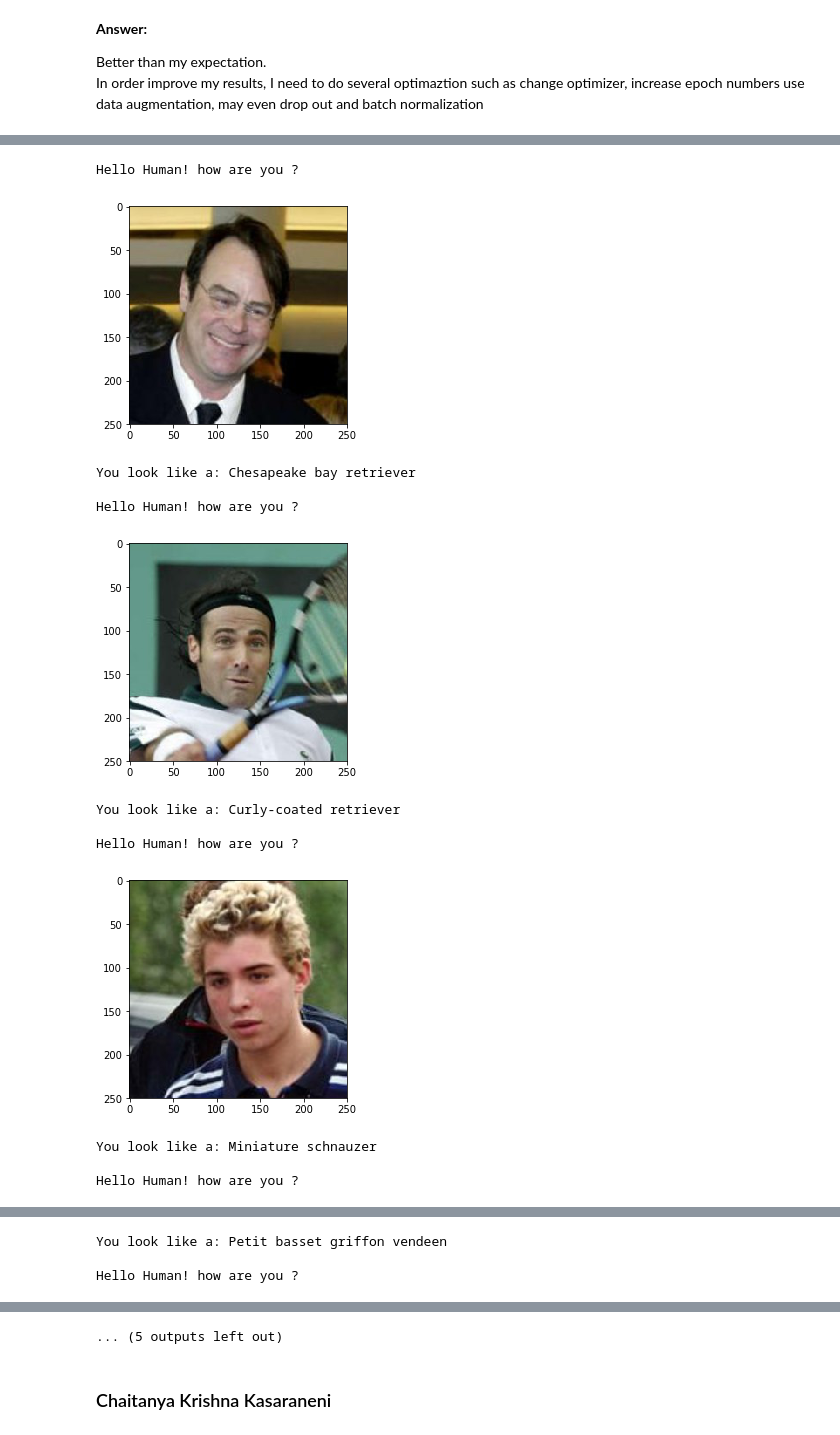
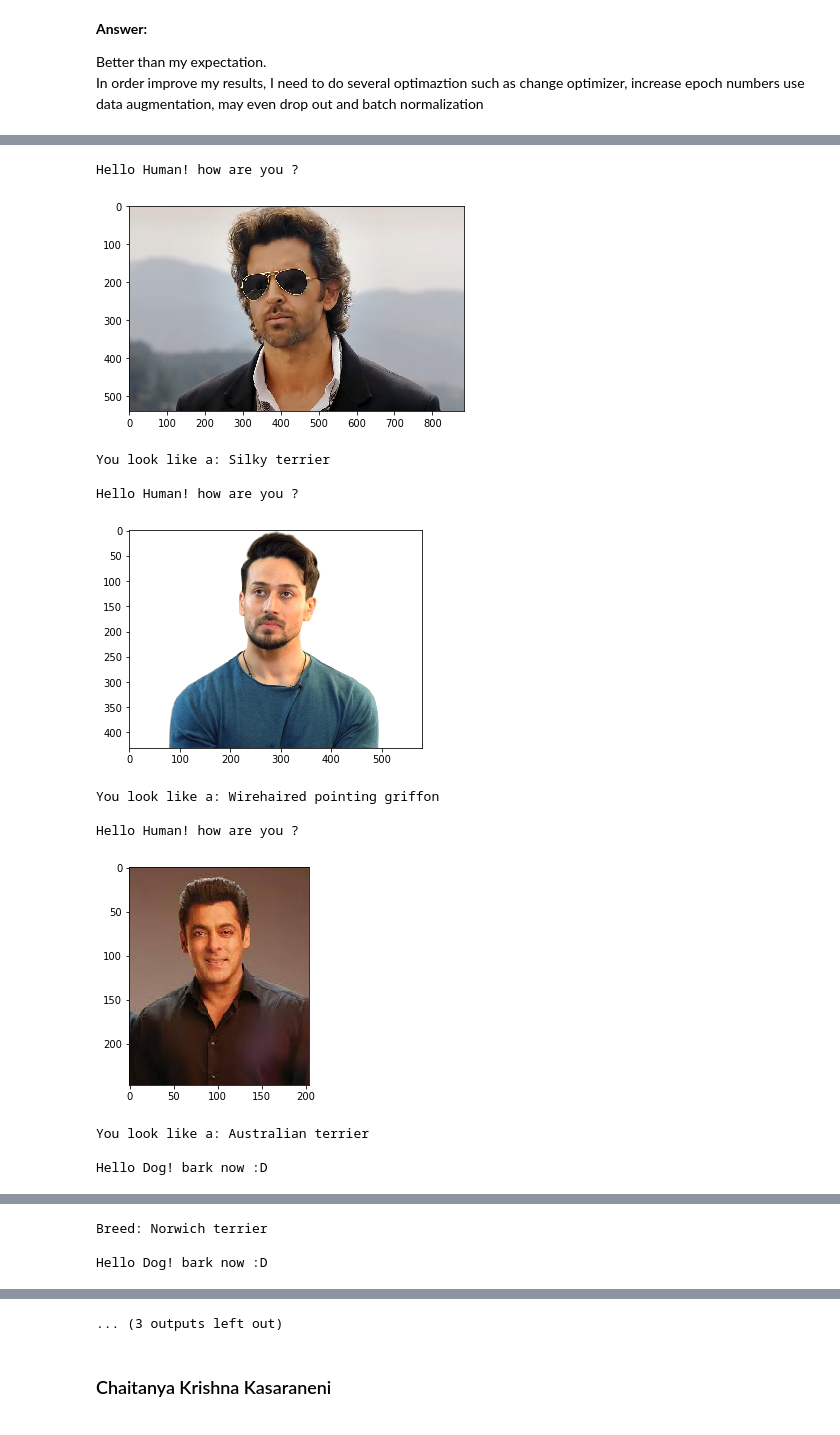
Before and after one commit to chaitanyakasaraneni/udacity_deeplearning_nanodegee, a Jupyter notebook: project-dog-classification/dog_app.ipynb, the cells around one changed output, grey strips where cells are left out. Drawn from its saved outputs; the diff is of its cells as text; code cells hidden in the pictures.

Commit message:
adding new test images for step-6 and updated notebook,report

```diff
--- a/project-dog-classification/dog_app.ipynb
+++ b/project-dog-classification/dog_app.ipynb
@@ -331,8 +329,8 @@ data_dir='/data/dog_images'
 
 
 train_transforms=transforms.Compose([transforms.Resize(256), transforms.RandomCrop(224), transforms.RandomHorizontalFlip(),transforms.RandomRotation(10),transforms.ToTensor(), transforms.Normalize(mean=[0.485, 0.456, 0.406],std=[0.229, 0.224, 0.225])])
-test_transforms=transforms.Compose([transforms.Resize(256),  transforms.RandomCrop(224), transforms.RandomHorizontalFlip(), transforms.RandomRotation(10), transforms.ToTensor(),transforms.Normalize(mean=[0.485, 0.456, 0.406],std=[0.229, 0.224, 0.225])])
-valid_transforms=transforms.Compose([transforms.Resize(256), transforms.RandomCrop(224),transforms.RandomHorizontalFlip(), transforms.RandomRotation(10), transforms.ToTensor(),transforms.Normalize(mean=[0.485, 0.456, 0.406],std=[0.229, 0.224, 0.225])])
+test_transforms=transforms.Compose([transforms.Resize(256),  transforms.RandomCrop(224),transforms.ToTensor(), transforms.Normalize(mean=[0.485, 0.456, 0.406],std=[0.229, 0.224, 0.225])])
+valid_transforms=transforms.Compose([transforms.Resize(256), transforms.RandomCrop(224),transforms.ToTensor(), transforms.Normalize(mean=[0.485, 0.456, 0.406],std=[0.229, 0.224, 0.225])])
 
 
 train_data=datasets.ImageFolder(data_dir+'/train',transform=train_transforms)
@@ -588,9 +585,9 @@ num_workers = 0
 data_dir='/data/dog_images'  # This is how images are located in my laptop otherwise, 'dog_images'
 
 
-train_transforms=transforms.Compose([transforms.Resize(256), transforms.RandomCrop(224), transforms.ToTensor(), transforms.Normalize(mean=[0.485, 0.456, 0.406],std=[0.229, 0.224, 0.225])])
-test_transforms=transforms.Compose([transforms.Resize(256),  transforms.RandomCrop(224), transforms.ToTensor(),transforms.Normalize(mean=[0.485, 0.456, 0.406],std=[0.229, 0.224, 0.225])])
-valid_transforms=transforms.Compose([transforms.Resize(256), transforms.RandomCrop(224), transforms.ToTensor(),transforms.Normalize(mean=[0.485, 0.456, 0.406],std=[0.229, 0.224, 0.225])])
+train_transforms=transforms.Compose([transforms.Resize(256), transforms.RandomCrop(224), transforms.RandomHorizontalFlip(),transforms.RandomRotation(10),transforms.ToTensor(), transforms.Normalize(mean=[0.485, 0.456, 0.406],std=[0.229, 0.224, 0.225])])
+test_transforms=transforms.Compose([transforms.Resize(256),  transforms.RandomCrop(224),transforms.ToTensor(), transforms.Normalize(mean=[0.485, 0.456, 0.406],std=[0.229, 0.224, 0.225])])
+valid_transforms=transforms.Compose([transforms.Resize(256), transforms.RandomCrop(224),transforms.ToTensor(), transforms.Normalize(mean=[0.485, 0.456, 0.406],std=[0.229, 0.224, 0.225])])
 
 
 train_data=datasets.ImageFolder(data_dir+'/train',transform=train_transforms)
@@ -818,3 +815,10 @@ __Question 6:__ Is the output better than you expected :) ?  Or worse :( ?  Prov
 __Answer:__
 
 Better than my expectation. <br> In order improve my results, I need to do several optimaztion such as change optimizer, increase epoch numbers use data augmentation, may even drop out and batch normalization
+# %%
+test_human_files = np.array(glob("testimages/humans/*"))
+test_dog_files = np.array(glob("testimages/dogs/*"))
+
+# print number of images in each dataset
+print('There are %d total human images.' % len(test_human_files))
+print('There are %d total dog images.' % len(test_dog_files))
@@ -821,22 +861,22 @@ Better than my expectation. <br> In order improve my results, I need to do sever
 # %%
 ## TODO: Execute your algorithm from Step 6 on
 ## at least 6 images on your computer.
 ## Feel free to use as many code cells as needed.
 
 ## suggested code, below
-for file in np.hstack((human_files[:5], dog_files[:3])):
+for file in np.hstack((test_human_files[:3], test_dog_files[:4])):
     run_app(file)
 # %% [output]
 Hello Human! how are you ?
-[figure, old version]
+[figure, new version]
-You look like a: Chesapeake bay retriever
+You look like a: Silky terrier
 
 Hello Human! how are you ?
-[figure, old version]
+[figure, new version]
-You look like a: Curly-coated retriever
+You look like a: Wirehaired pointing griffon
 
 Hello Human! how are you ?
-[figure, old version]
+[figure, new version]
-You look like a: Miniature schnauzer
+You look like a: Australian terrier
 
-Hello Human! how are you ?
+Hello Dog! bark now :D
@@ -844,3 +884,3 @@ Hello Human! how are you ?
-You look like a: Petit basset griffon vendeen
+Breed: Norwich terrier
 
-Hello Human! how are you ?
+Hello Dog! bark now :D
@@ -852,3 +892,3 @@ Hello Dog! bark now :D
-... (5 outputs left out)
+... (3 outputs left out)
 # %% [markdown]
 ### Chaitanya Krishna Kasaraneni
```
Also changed, not shown: parts of 7 cells of this notebook, 8 other files.
